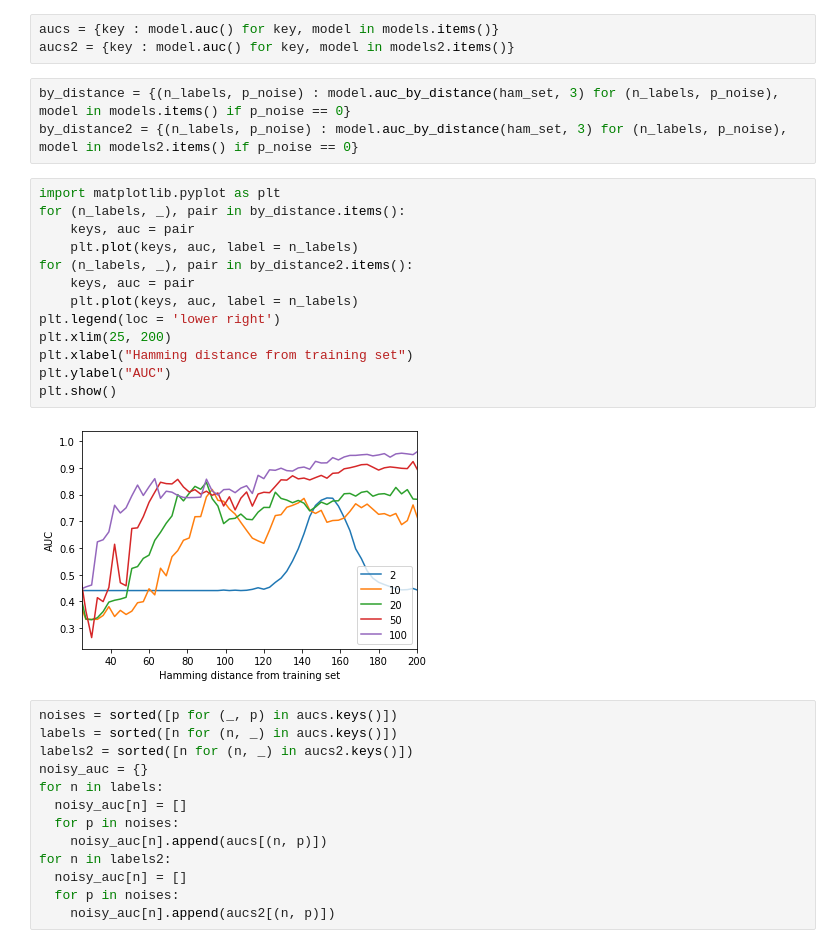
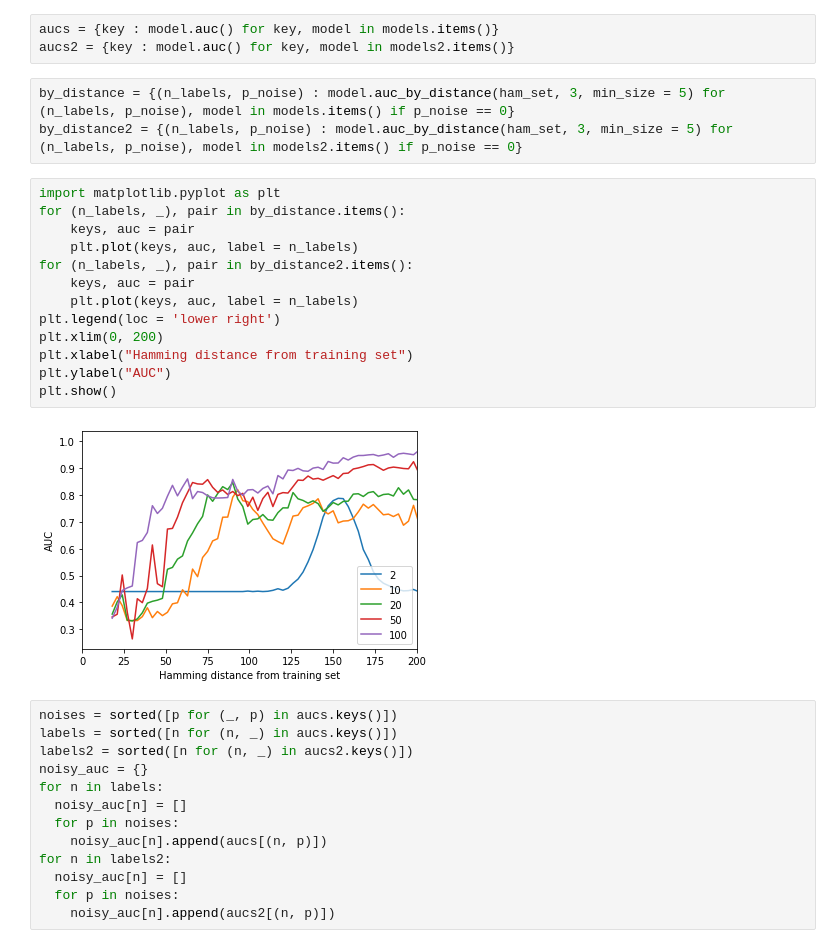
Before and after one commit to mbpereira49/inferenceattacks, a Jupyter notebook: Sample.ipynb, the cells around one changed output. Drawn from its saved outputs; the diff is of its cells as text.

Commit message:
updated figure in Sample

```diff
--- a/Sample.ipynb
+++ b/Sample.ipynb
@@ -52,23 +52,23 @@ Finished Training
 aucs = {key : model.auc() for key, model in models.items()}
 aucs2 = {key : model.auc() for key, model in models2.items()}
 # %%
-by_distance = {(n_labels, p_noise) : model.auc_by_distance(ham_set, 3) for (n_labels, p_noise), model in models.items() if p_noise == 0}
-by_distance2 = {(n_labels, p_noise) : model.auc_by_distance(ham_set, 3) for (n_labels, p_noise), model in models2.items() if p_noise == 0}
+by_distance = {(n_labels, p_noise) : model.auc_by_distance(ham_set, 3, min_size = 5) for (n_labels, p_noise), model in models.items() if p_noise == 0}
+by_distance2 = {(n_labels, p_noise) : model.auc_by_distance(ham_set, 3, min_size = 5) for (n_labels, p_noise), model in models2.items() if p_noise == 0}
 # %%
 import matplotlib.pyplot as plt
 for (n_labels, _), pair in by_distance.items():
     keys, auc = pair
     plt.plot(keys, auc, label = n_labels)
 for (n_labels, _), pair in by_distance2.items():
     keys, auc = pair
     plt.plot(keys, auc, label = n_labels)
 plt.legend(loc = 'lower right')
-plt.xlim(25, 200)
+plt.xlim(0, 200)
 plt.xlabel("Hamming distance from training set")
 plt.ylabel("AUC")
 plt.show()
 # %% [output]
-[figure, old version]
+[figure, new version]
 # %%
 noises = sorted([p for (_, p) in aucs.keys()])
 labels = sorted([n for (n, _) in aucs.keys()])
```
